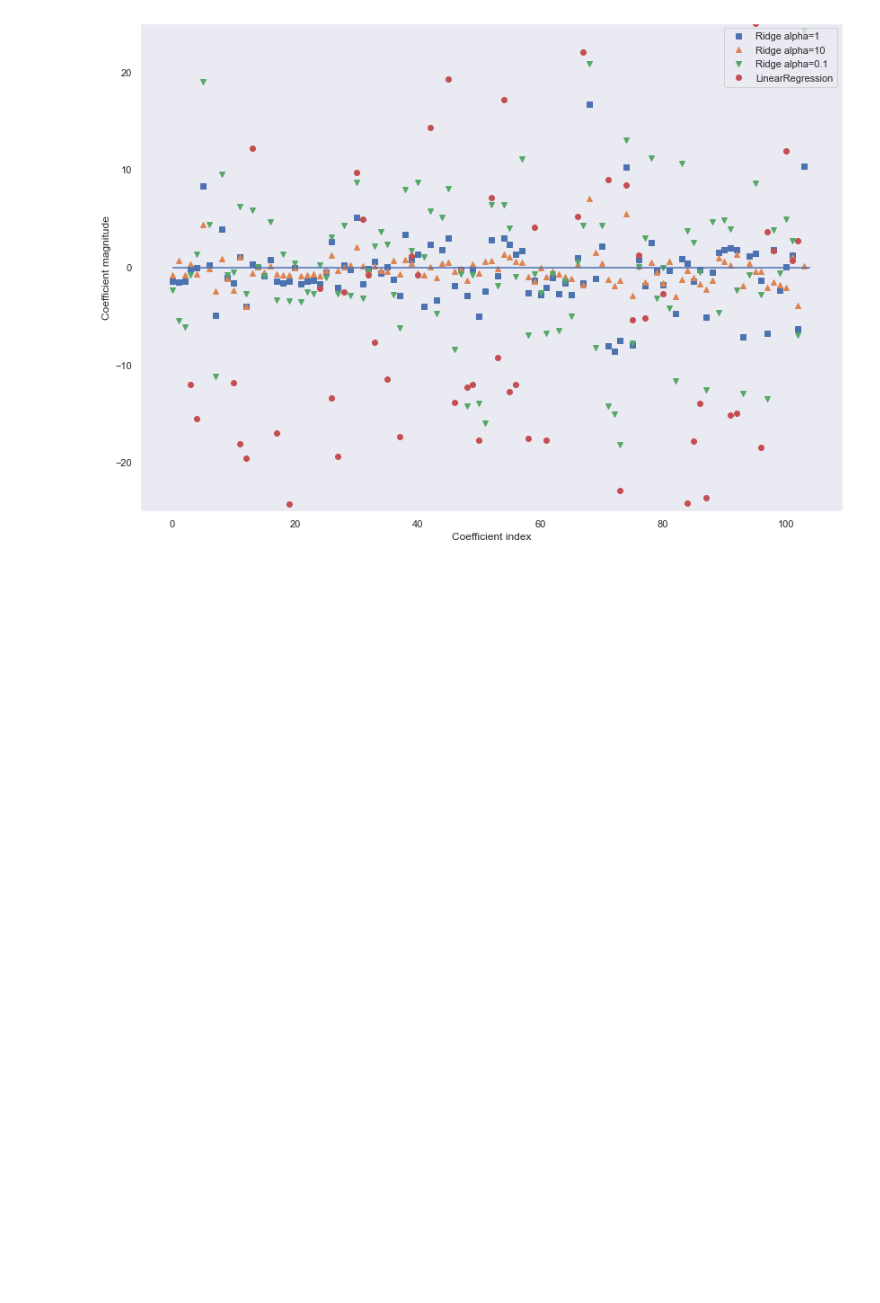
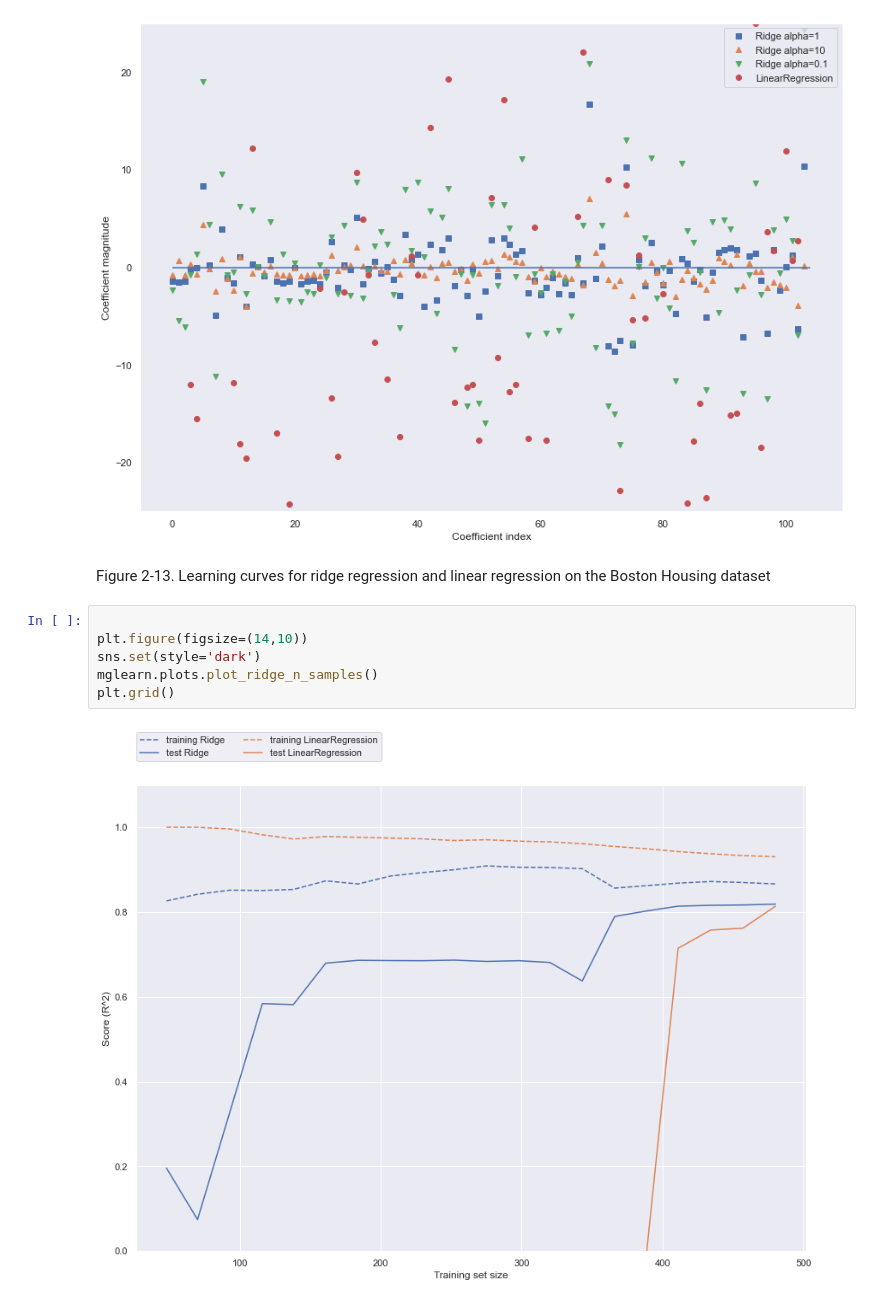
Before and after one commit to Rasel-25/Book-s-Code, a Jupyter notebook: Introduction to Machine Learning with Python/CHAPTER 2 ( Supervised Learning ).ipynb, the cells around one changed output. Cells and saved outputs as stored; diff of their text form; blank space fills up the shorter version.

```diff
--- a/Introduction to Machine Learning with Python/CHAPTER 2 ( Supervised Learning ).ipynb
+++ b/Introduction to Machine Learning with Python/CHAPTER 2 ( Supervised Learning ).ipynb
@@ -437,3 +439,14 @@ plt.legend(loc=1)
 # %% [output]
 <matplotlib.legend.Legend at 0x...>
 [figure]
+# %% [markdown]
+Figure 2-13. Learning curves for ridge regression and linear regression on the Boston
+Housing dataset
+# %%
+
+plt.figure(figsize=(14,10))
+sns.set(style='dark')
+mglearn.plots.plot_ridge_n_samples()
+plt.grid()
+# %% [output]
+[figure, added]
```
Also changed, not shown: parts of 38 cells of this notebook, 1 other file.
